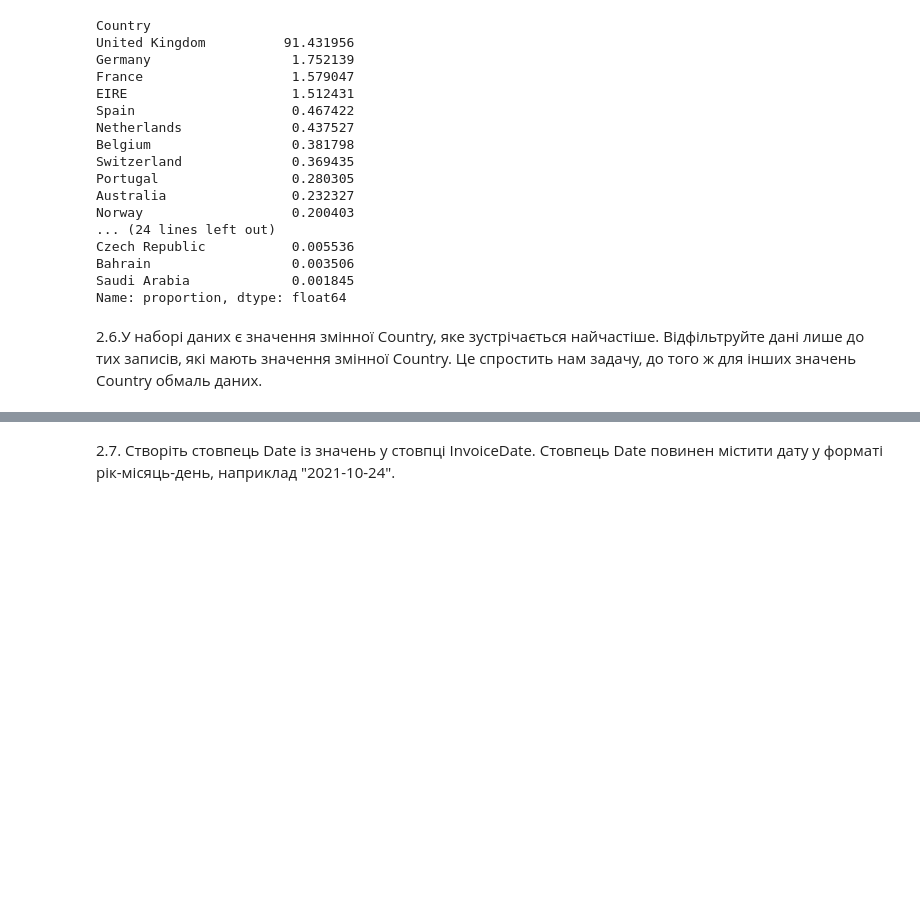
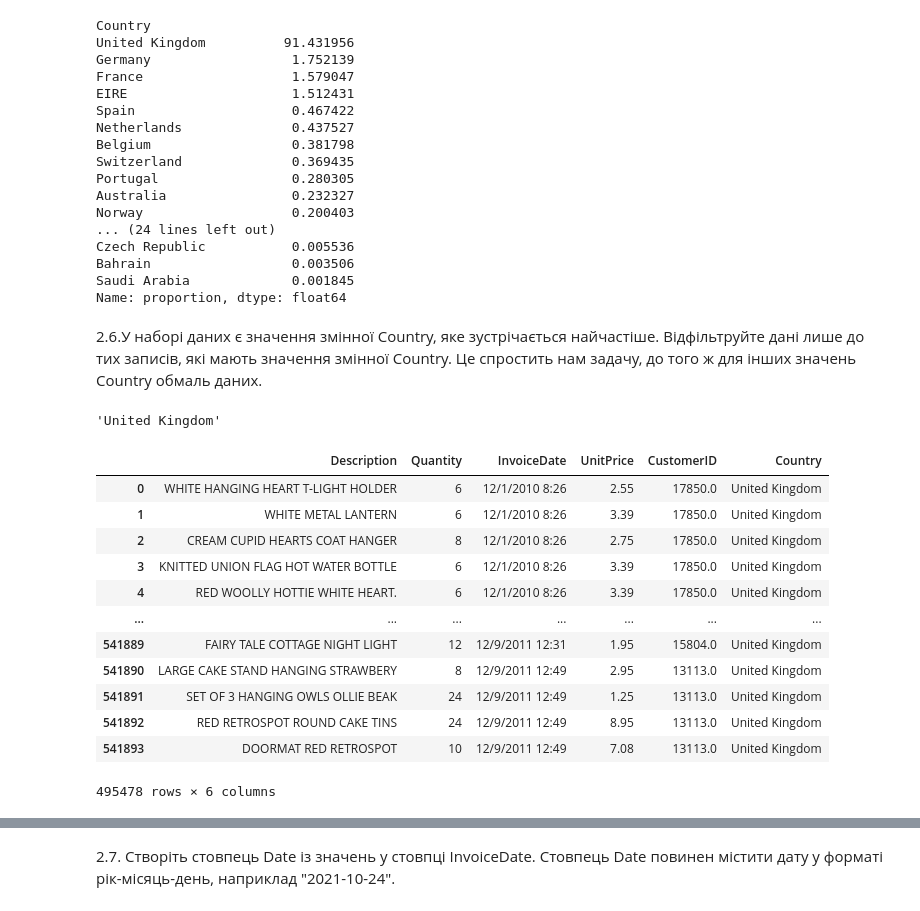
Before and after one commit to lesyayu/robot_deams-_sheets, a Jupyter notebook: hw_6_Users_segmentation_using_K_means_on_RFM_variables.ipynb, the cells around one changed output, grey strips where cells are left out. Drawn from its saved outputs; the diff is of its cells as text; code cells hidden in the pictures; blank space fills up the shorter version.

```diff
--- a/hw_6_Users_segmentation_using_K_means_on_RFM_variables.ipynb
+++ b/hw_6_Users_segmentation_using_K_means_on_RFM_variables.ipynb
@@ -228,0 +228,22 @@ Name: proportion, dtype: float64
+# %%
+most_common_country = X['Country'].mode()[0]
+most_common_country
+# %% [output]
+'United Kingdom'
+# %%
+filtered_X = X[X['Country'] == most_common_country]
+filtered_X # only country Unarted Kindom
+# %% [output]
+|  | Description | Quantity | InvoiceDate | UnitPrice | CustomerID | Country |
+| 0 | WHITE HANGING HEART T-LIGHT HOLDER | 6 | 12/1/2010 8:26 | 2.55 | 17850.0 | United Kingdom |
+| 1 | WHITE METAL LANTERN | 6 | 12/1/2010 8:26 | 3.39 | 17850.0 | United Kingdom |
+| 2 | CREAM CUPID HEARTS COAT HANGER | 8 | 12/1/2010 8:26 | 2.75 | 17850.0 | United Kingdom |
+| 3 | KNITTED UNION FLAG HOT WATER BOTTLE | 6 | 12/1/2010 8:26 | 3.39 | 17850.0 | United Kingdom |
+| 4 | RED WOOLLY HOTTIE WHITE HEART. | 6 | 12/1/2010 8:26 | 3.39 | 17850.0 | United Kingdom |
+| ... | ... | ... | ... | ... | ... | ... |
+| 541889 | FAIRY TALE COTTAGE NIGHT LIGHT | 12 | 12/9/2011 12:31 | 1.95 | 15804.0 | United Kingdom |
+| 541890 | LARGE CAKE STAND HANGING STRAWBERY | 8 | 12/9/2011 12:49 | 2.95 | 13113.0 | United Kingdom |
+| 541891 | SET OF 3 HANGING OWLS OLLIE BEAK | 24 | 12/9/2011 12:49 | 1.25 | 13113.0 | United Kingdom |
+| 541892 | RED RETROSPOT ROUND CAKE TINS | 24 | 12/9/2011 12:49 | 8.95 | 13113.0 | United Kingdom |
+| 541893 | DOORMAT RED RETROSPOT | 10 | 12/9/2011 12:49 | 7.08 | 13113.0 | United Kingdom |
+495478 rows × 6 columns
```
Also changed, not shown: parts of 18 cells of this notebook.
